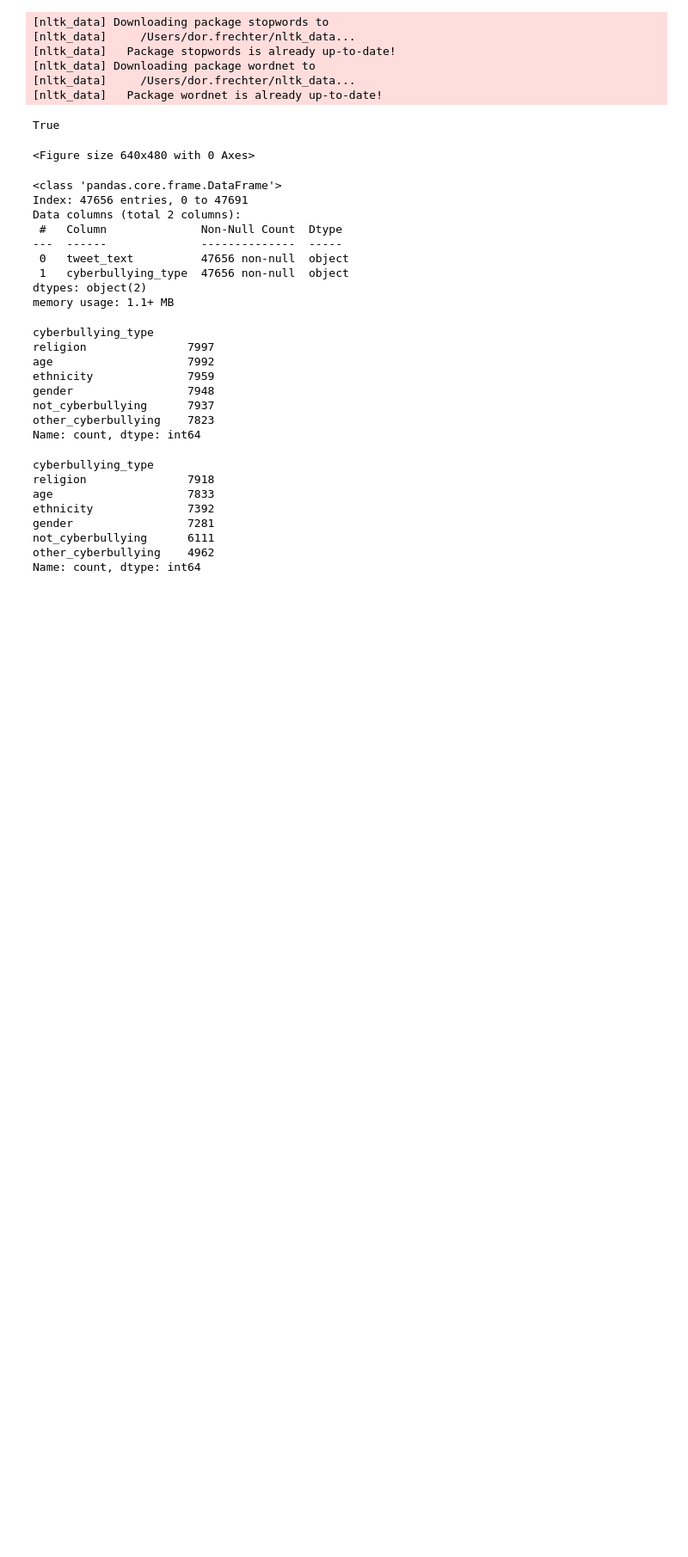
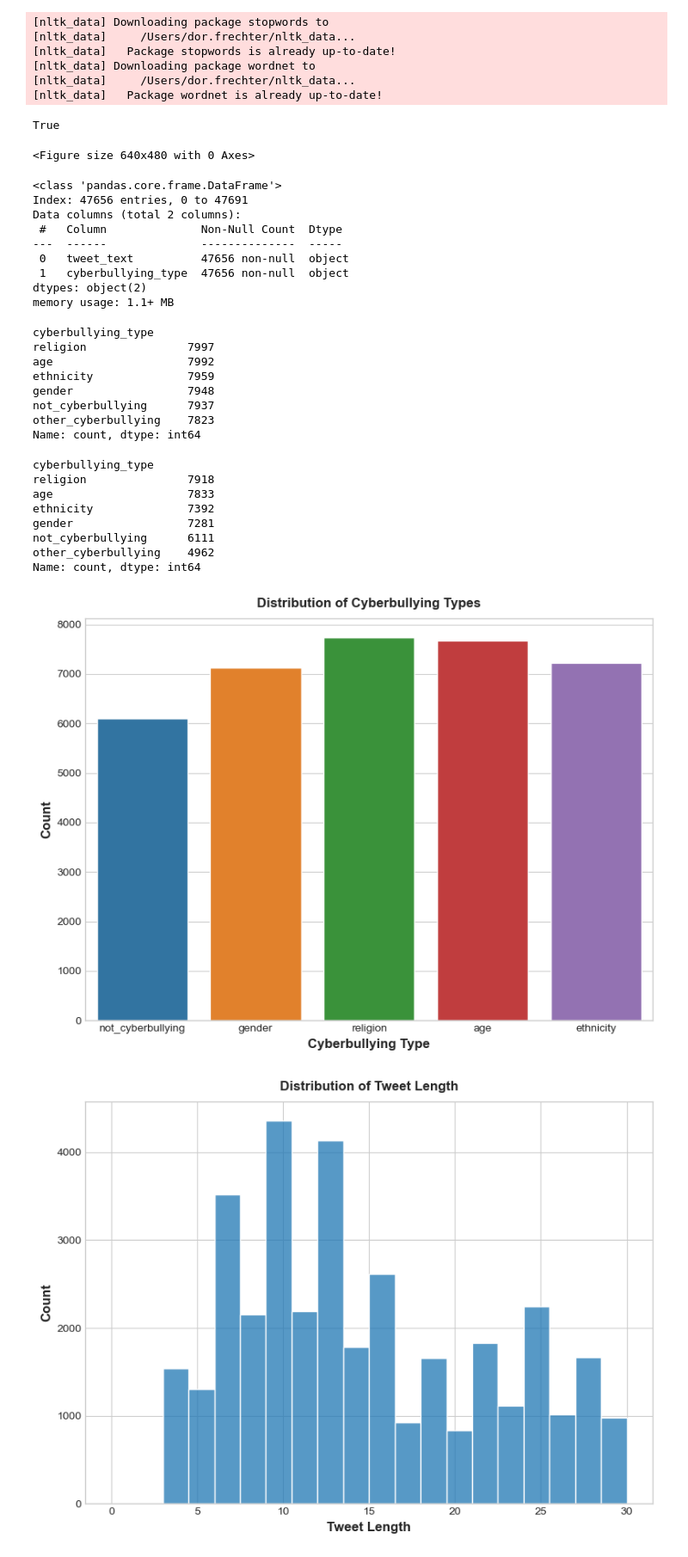
Before and after one commit to dorfrechter/NLP-Project-, a Jupyter notebook: main.ipynb, the cells around one changed output. Shown: that part at 86% size. Saved outputs shown, nothing was run; the diff lists cells and outputs as text; code cells hidden in the pictures; blank space fills up the shorter version.

Commit message:
added some visualization

```diff
--- a/main.ipynb
+++ b/main.ipynb
@@ -229,3 +227,30 @@ df = df[df["cyberbullying_type"]!="other_cyberbullying"]
 bullying_classes = ["religion","age","ethnicity","gender","not bullying"]
 df['tweet_len'] = [len(text.split()) for text in df.text_clean]
 df = df[df['tweet_len'] < df['tweet_len'].quantile(0.995)]
+# %%
+# Visualize the distribution of cyberbullying types
+plt.figure(figsize=(8, 6))
+sns.countplot(data=df, x='cyberbullying_type')
+plt.title('Distribution of Cyberbullying Types')
+plt.xlabel('Cyberbullying Type')
+plt.ylabel('Count')
+plt.show()
+
+# Visualize the tweet length distribution
+plt.figure(figsize=(8, 6))
+sns.histplot(data=df, x='tweet_len', bins=20)
+plt.title('Distribution of Tweet Length')
+plt.xlabel('Tweet Length')
+plt.ylabel('Count')
+plt.show()
+
+# Visualize the distribution of tweet lengths for each cyberbullying type
+plt.figure(figsize=(10, 6))
+sns.boxplot(data=df, x='cyberbullying_type', y='tweet_len')
+plt.title('Distribution of Tweet Length by Cyberbullying Type')
+plt.xlabel('Cyberbullying Type')
+plt.ylabel('Tweet Length')
+plt.show()
+# %% [output]
+[figure, added]
+[figure, added]
```
Also changed, not shown: parts of 7 cells of this notebook, 3 other files.
